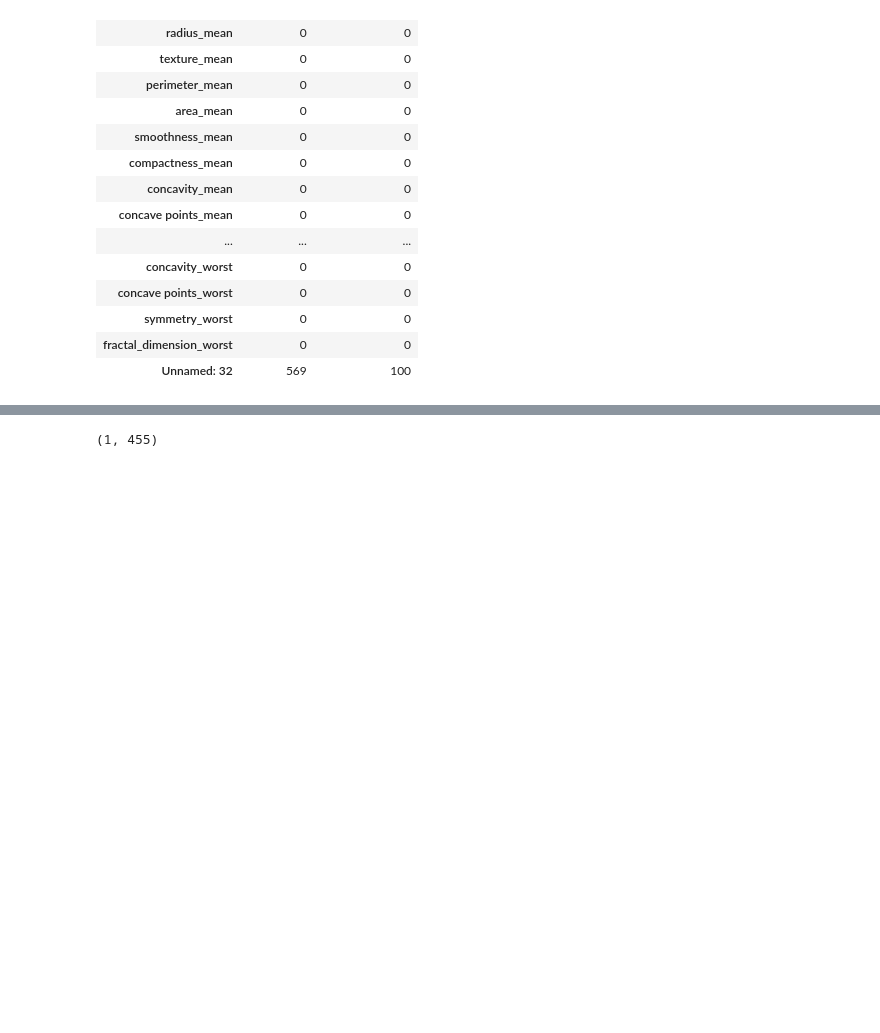
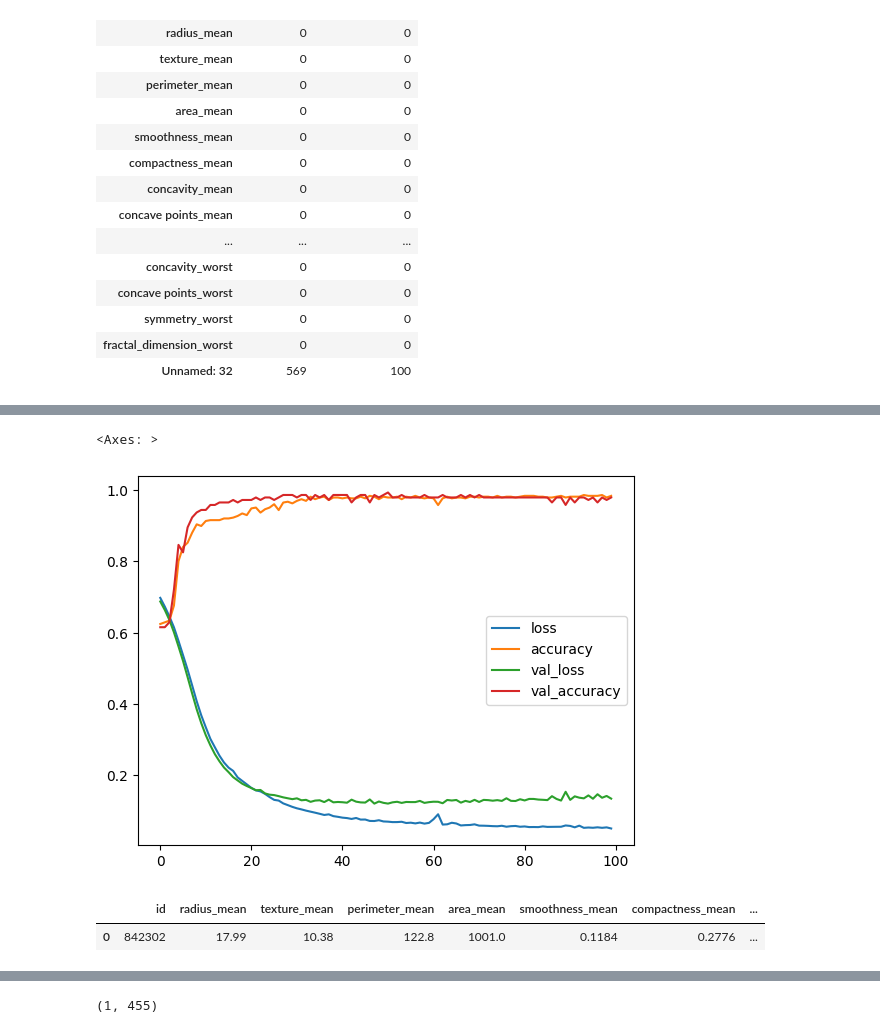
Before and after one commit to ahmadalfrehan/basic-deep-learning-implementation, a Jupyter notebook: W4A2/garbage.ipynb, the cells around one changed output, grey strips where cells are left out. Drawn from its saved outputs; the diff is of its cells as text; code cells hidden in the pictures; blank space fills up the shorter version.

```diff
--- a/W4A2/garbage.ipynb
+++ b/W4A2/garbage.ipynb
@@ -115,0 +148,9 @@ y_train.shape
+# %%
+model = Sequential()
+model.add(Dense(units=30, activation='relu')),
+model.add(Dense(units=15, activation='relu')),
+model.add(Dense(units=1, activation='sigmoid')),
+model.compile(loss='binary_crossentropy',
+              optimizer='adam', metrics=['accuracy'])
+# %%
+model.fit(x= X_train,y= y_train,epochs=100,validation_data=(X_test, y_test))
@@ -115,0 +176,11 @@ y_train.shape
+# %%
+los =  pd.DataFrame(model.history.history)
+los.plot()
+# %% [output]
+<Axes: >
+[figure, added]
+# %%
+df.head(1)
+# %% [output]
+|  | id | radius_mean | texture_mean | perimeter_mean | area_mean | smoothness_mean | compactness_mean | ... |
+| 0 | 842302 | 17.99 | 10.38 | 122.8 | 1001.0 | 0.1184 | 0.2776 | ... |
```
Also changed, not shown: parts of 21 cells of this notebook, 1 other file.
